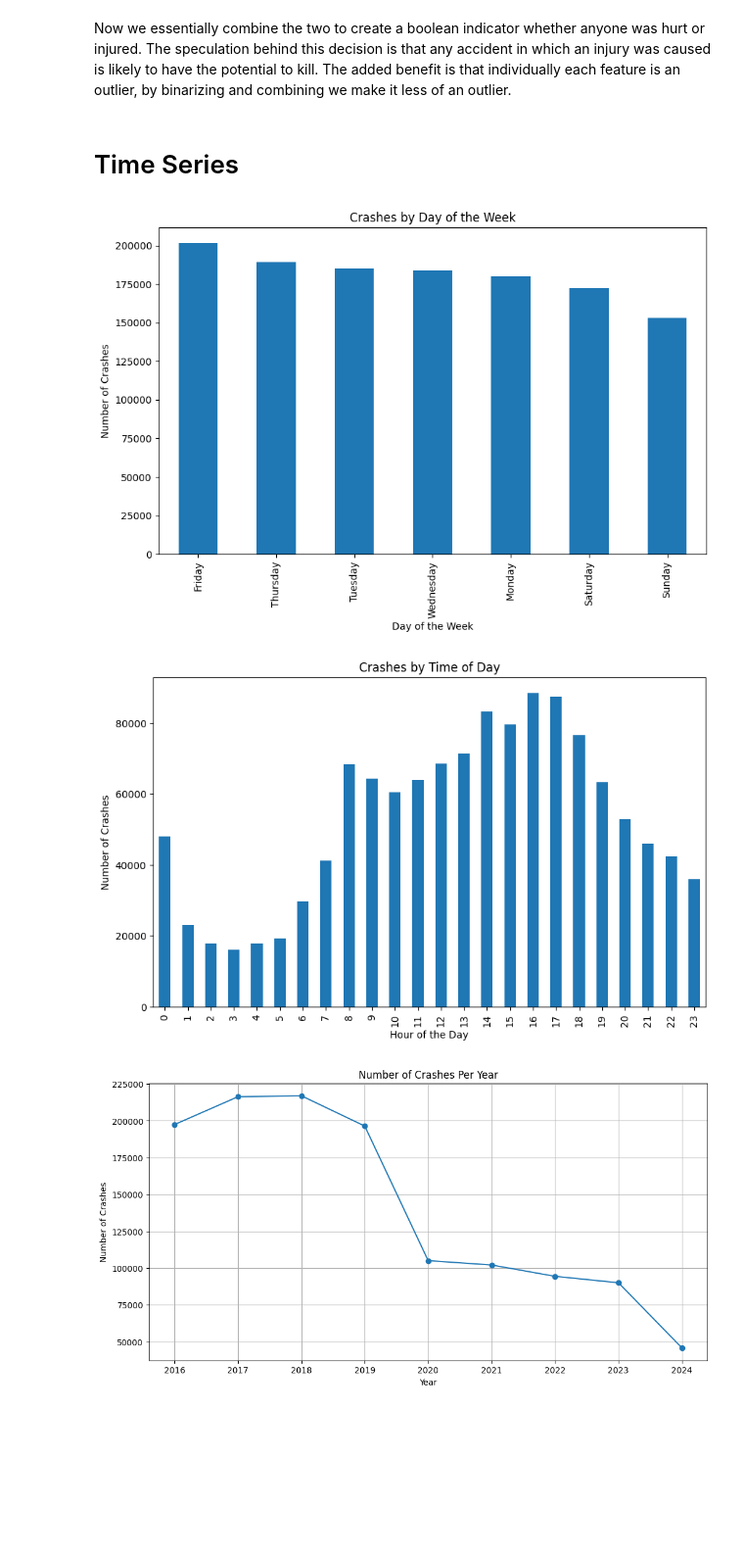
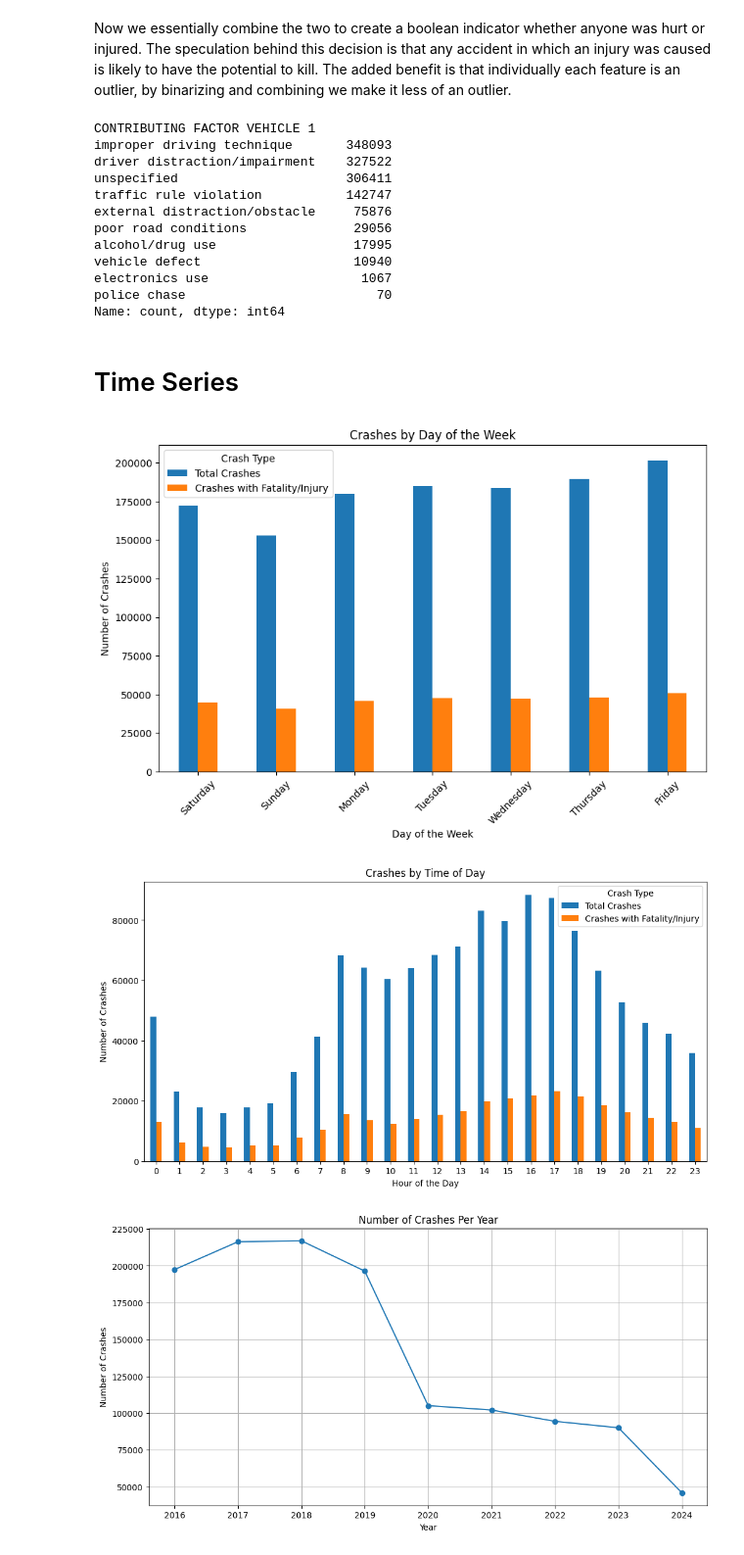
Before and after one commit to DouglasRollman/CollisionPrediction, a Jupyter notebook: kmeans.ipynb, the cells around one changed output. Shown at 98% size. Saved outputs shown, nothing was run; the diff lists cells and outputs as text; code cells hidden in the pictures; blank space fills up the shorter version.

```diff
--- a/kmeans.ipynb
+++ b/kmeans.ipynb
@@ -211,34 +218,78 @@ df['HAS_INJURY'] = (df['NUMBER OF PERSONS INJURED'] > 0).astype(int)
 Now we essentially combine the two to create a boolean indicator whether anyone was hurt or injured. The speculation behind this decision is that any accident in which an injury was caused is likely to have the potential to kill. The added benefit is that individually each feature is an outlier, by binarizing and combining we make it less of an outlier.
 # %%
 df['HAS_FATALITY_OR_INJURY'] = ((df['NUMBER OF PERSONS KILLED'] > 0) | (df['NUMBER OF PERSONS INJURED'] > 0)).astype(int)
+# %%
+df['CONTRIBUTING FACTOR VEHICLE 1'].value_counts()
+# %% [output]
+CONTRIBUTING FACTOR VEHICLE 1
+improper driving technique       348093
+driver distraction/impairment    327522
+unspecified                      306411
+traffic rule violation           142747
+external distraction/obstacle     75876
+poor road conditions              29056
+alcohol/drug use                  17995
+vehicle defect                    10940
+electronics use                    1067
+police chase                         70
+Name: count, dtype: int64
 # %% [markdown]
 # Time Series
 # %%
+import matplotlib.pyplot as plt
+import pandas as pd
+
+# Specify the desired order of days
+ordered_days = ['Saturday', 'Sunday', 'Monday', 'Tuesday', 'Wednesday', 'Thursday', 'Friday']
+
 # Count crashes per day of the week
-day_counts = df['CRASH DAY'].value_counts()
+day_counts = df['CRASH DAY'].value_counts().reindex(ordered_days)
+
+# Count crashes with fatalities or injuries per day of the week
+fatal_injury_counts = df[df['HAS_FATALITY_OR_INJURY'] == 1]['CRASH DAY'].value_counts().reindex(ordered_days)
+
+# Combine the data into a DataFrame for easier plotting
+counts_df = pd.DataFrame({
+    'Total Crashes': day_counts,
+    'Crashes with Fatality/Injury': fatal_injury_counts
+})
 
 # Plot
 plt.figure(figsize=(10, 6))
-day_counts.plot(kind='bar')
+counts_df.plot(kind='bar', ax=plt.gca())
 plt.title('Crashes by Day of the Week')
 plt.xlabel('Day of the Week')
 plt.ylabel('Number of Crashes')
+plt.xticks(rotation=45)
+plt.legend(title='Crash Type')
 plt.show()
 # %% [output]
-[figure, old version]
+[figure, new version]
 # %%
-# Count crashes per hour
+
+# Count total crashes per hour
 hour_counts = df['CRASH HOUR'].value_counts().sort_index()
 
+# Count crashes with fatalities or injuries per hour
+fatal_injury_hour_counts = df[df['HAS_FATALITY_OR_INJURY'] == 1]['CRASH HOUR'].value_counts().sort_index()
+
+# Combine the data into a DataFrame for easier plotting
+hourly_counts_df = pd.DataFrame({
+    'Total Crashes': hour_counts,
+    'Crashes with Fatality/Injury': fatal_injury_hour_counts
+}).fillna(0)
+
 # Plot
-plt.figure(figsize=(10, 6))
-hour_counts.plot(kind='bar')
+plt.figure(figsize=(12, 6))
+hourly_counts_df.plot(kind='bar', ax=plt.gca())
 plt.title('Crashes by Time of Day')
 plt.xlabel('Hour of the Day')
 plt.ylabel('Number of Crashes')
+plt.xticks(rotation=0)
+plt.legend(title='Crash Type')
 plt.show()
 # %% [output]
-[figure, old version]
+[figure, new version]
 # %%
 # Convert CRASH DATE to datetime format
 df['CRASH DATE'] = pd.to_datetime(df['CRASH DATE'])
```
Also changed, not shown: parts of 26 cells of this notebook, 9 other files.
